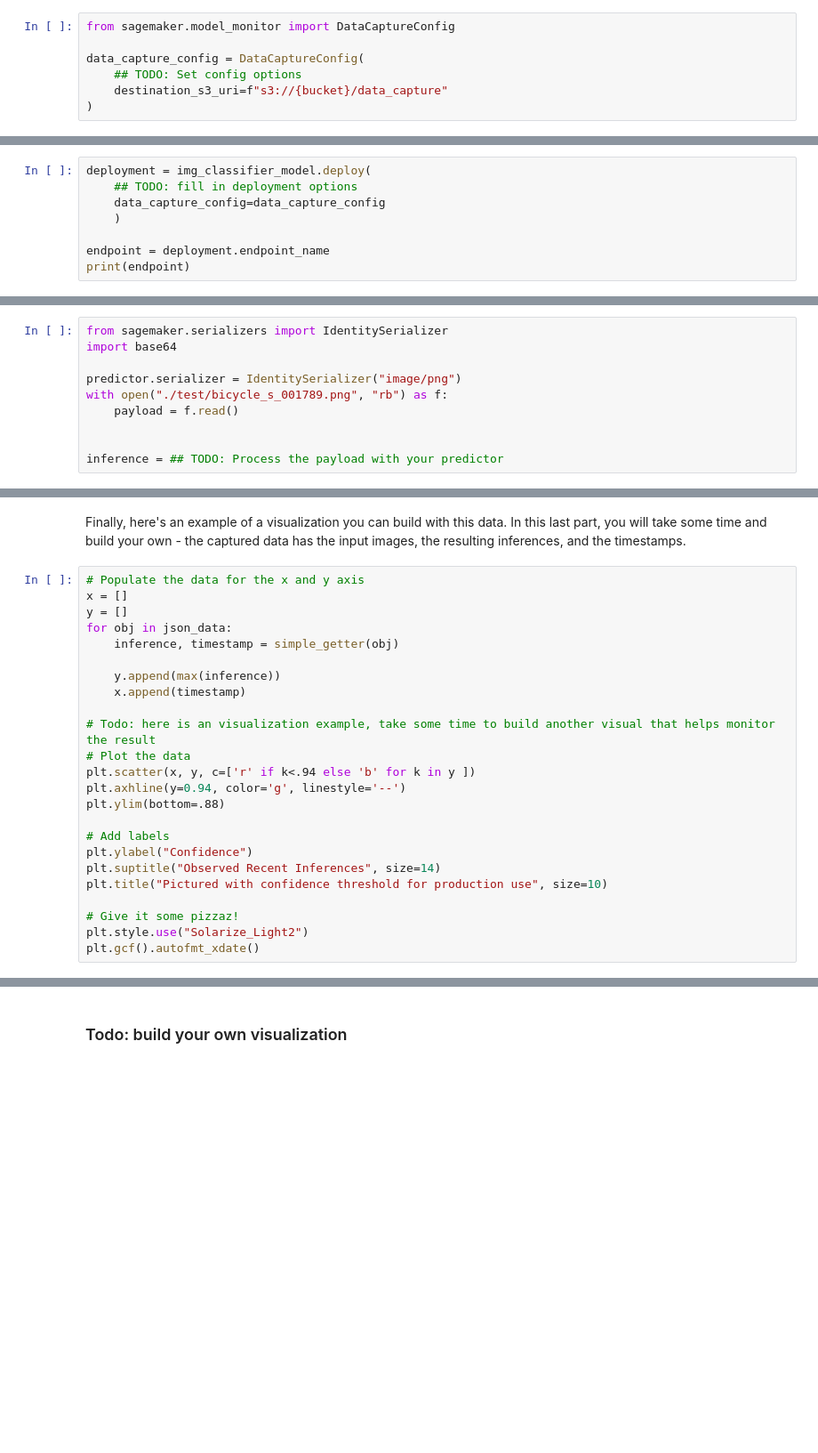
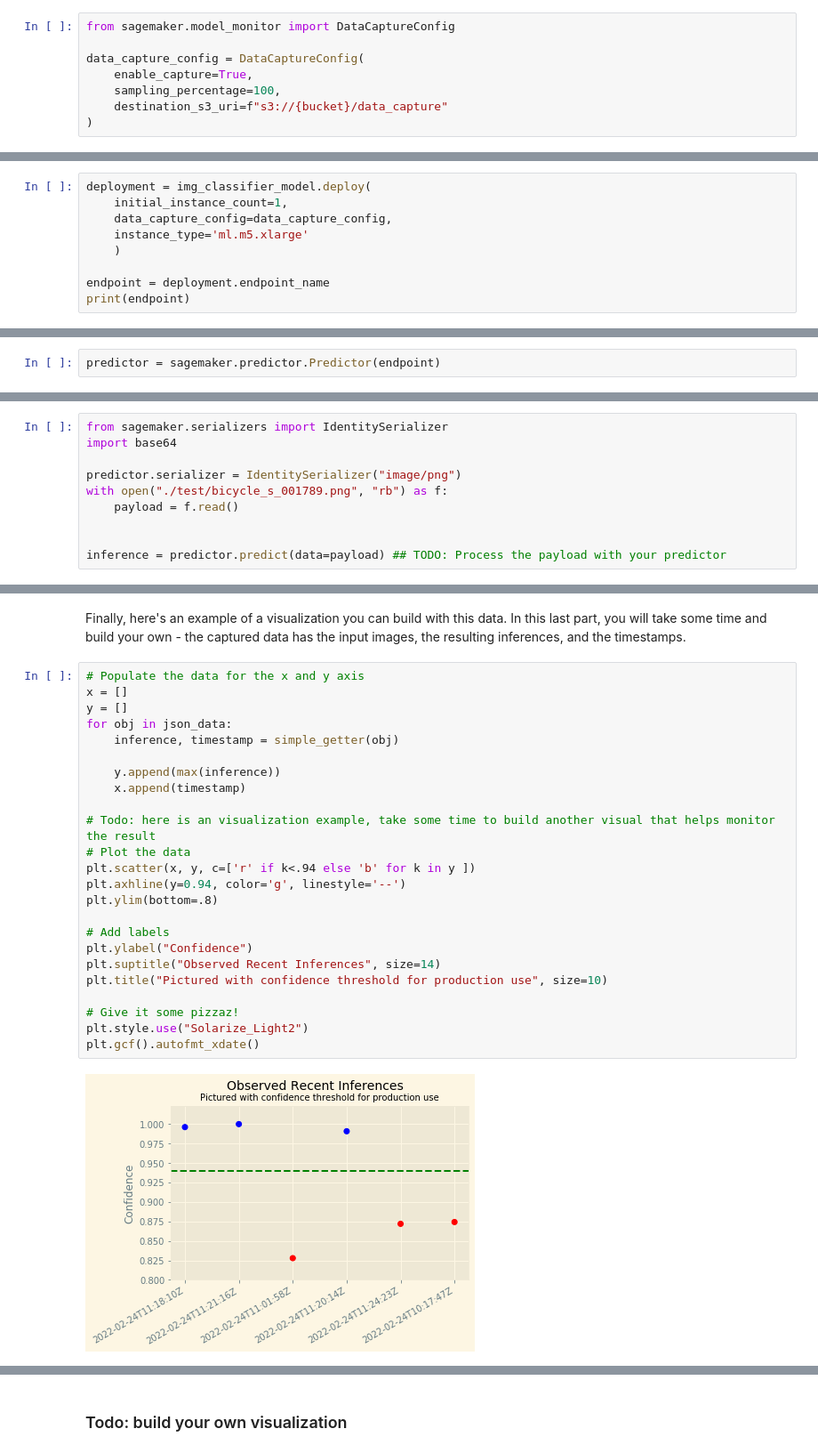
Before and after one commit to Sudonuma/udacity-nd009t-C2-Developing-ML-Workflow, a Jupyter notebook: project/starter.ipynb, the cells around one changed output, grey strips where cells are left out. Shown: that part at 89% size. Drawn from its saved outputs; the diff is of its cells as text; blank space fills up the shorter version.

```diff
--- a/project/starter.ipynb
+++ b/project/starter.ipynb
@@ -414,7 +415,8 @@ To begin with, let's configure Model Monitor to track our deployment. We'll defi
 from sagemaker.model_monitor import DataCaptureConfig
 
 data_capture_config = DataCaptureConfig(
-    ## TODO: Set config options
+    enable_capture=True,
+    sampling_percentage=100,
     destination_s3_uri=f"s3://{bucket}/data_capture"
 )
 # %% [markdown]
@@ -423,8 +425,9 @@ Note the `destination_s3_uri` parameter: At the end of the project, we can explo
 With that done, deploy your model on a single `ml.m5.xlarge` instance with the data capture config attached:
 # %%
 deployment = img_classifier_model.deploy(
-    ## TODO: fill in deployment options
-    data_capture_config=data_capture_config
+    initial_instance_count=1,
+    data_capture_config=data_capture_config,
+    instance_type='ml.m5.xlarge'
     )
 
 endpoint = deployment.endpoint_name
@@ -438,3 +441,5 @@ predictor = ## TODO: fill in
+# %%
+predictor = sagemaker.predictor.Predictor(endpoint)
 # %% [markdown]
 In the code snippet below we are going to prepare one of your saved images for prediction. Use the predictor to process the `payload`.
 # %%
@@ -446,7 +451,7 @@ with open("./test/bicycle_s_001789.png", "rb") as f:
     payload = f.read()
 
 
-inference = ## TODO: Process the payload with your predictor
+inference = predictor.predict(data=payload) ## TODO: Process the payload with your predictor
 # %% [markdown]
 Your `inference` object is an array of two values, the predicted probability value for each of your classes (bicycle and motorcycle respectively.) So, for example, a value of `b'[0.91, 0.09]'` indicates the probability of being a bike is 91% and being a motorcycle is 9%.
 # %%
@@ -671,24 +691,26 @@ Finally, here's an example of a visualization you can build with this data. In t
 # %%
 # Populate the data for the x and y axis
 x = []
 y = []
 for obj in json_data:
     inference, timestamp = simple_getter(obj)
 
     y.append(max(inference))
     x.append(timestamp)
 
 # Todo: here is an visualization example, take some time to build another visual that helps monitor the result
 # Plot the data
 plt.scatter(x, y, c=['r' if k<.94 else 'b' for k in y ])
 plt.axhline(y=0.94, color='g', linestyle='--')
-plt.ylim(bottom=.88)
+plt.ylim(bottom=.8)
 
 # Add labels
 plt.ylabel("Confidence")
 plt.suptitle("Observed Recent Inferences", size=14)
 plt.title("Pictured with confidence threshold for production use", size=10)
 
 # Give it some pizzaz!
 plt.style.use("Solarize_Light2")
 plt.gcf().autofmt_xdate()
+# %% [output]
+[figure, added]
```
Also changed, not shown: parts of 23 cells of this notebook.
